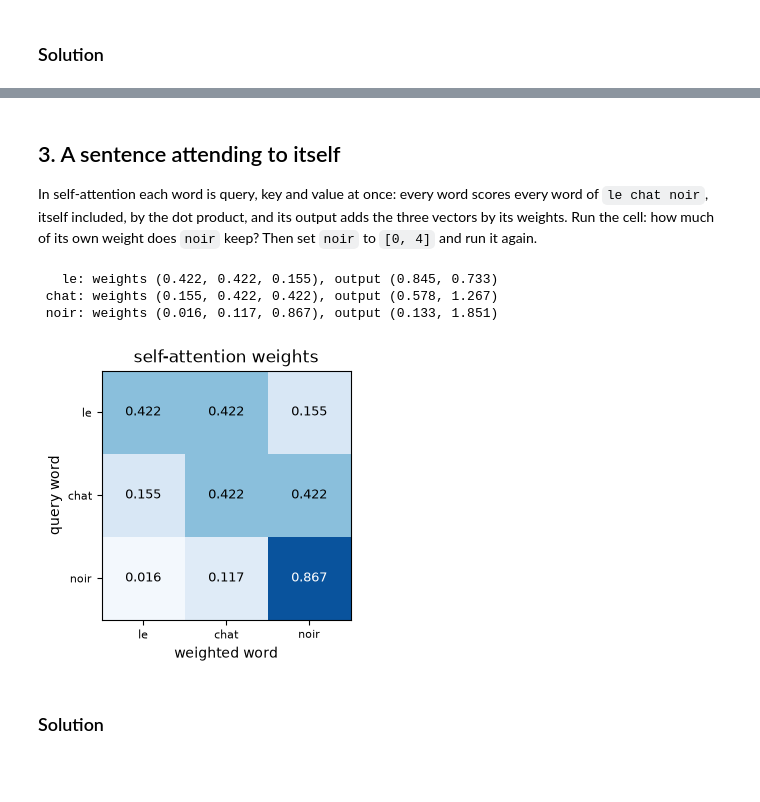
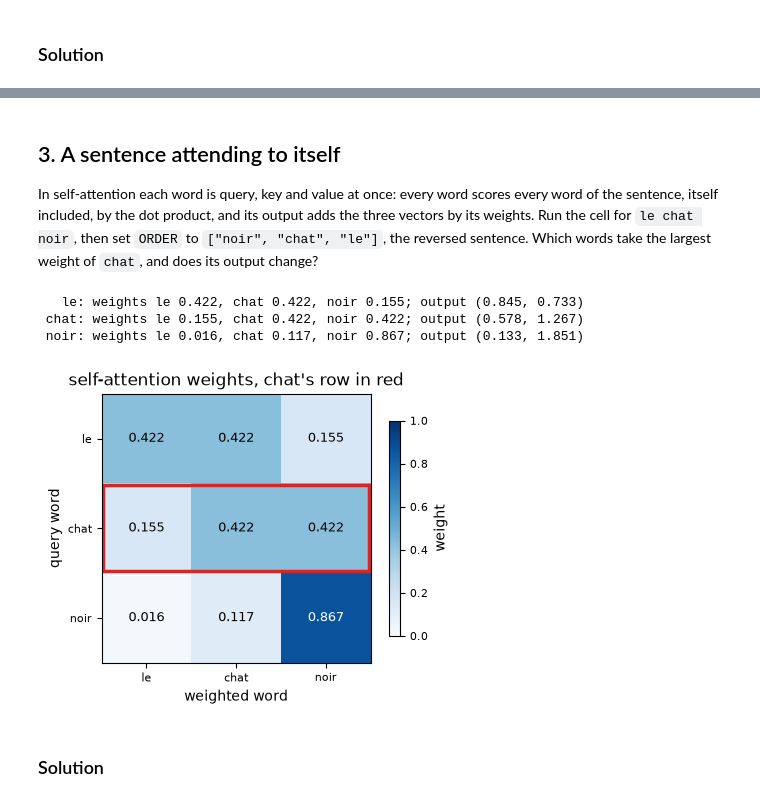
Before and after one commit to josterri/predicting-the-next-words-notebooks, a Jupyter notebook: ch06-concepts_workbook.ipynb, the cells around one changed output, grey strips where cells are left out. Drawn from its saved outputs; the diff is of its cells as text; code cells hidden in the pictures; blank space fills up the shorter version.

```diff
--- a/ch06-concepts_workbook.ipynb
+++ b/ch06-concepts_workbook.ipynb
@@ -150,18 +238,19 @@ The weights of `black` give (0.335, 1.575), close to `noir`, which holds 0.665 o
 ## 3. A sentence attending to itself
 
 In self-attention each word is query, key and value at once: every word
-scores every word of `le chat noir`, itself included, by the dot product, and
-its output adds the three vectors by its weights. Run the cell: how much of
-its own weight does `noir` keep? Then set `noir` to `[0, 4]` and run it
-again.
+scores every word of the sentence, itself included, by the dot product, and
+its output adds the three vectors by its weights. Run the cell for
+`le chat noir`, then set `ORDER` to `["noir", "chat", "le"]`, the reversed
+sentence. Which words take the largest weight of `chat`, and does its output
+change?
 # %%
-X = {"le": [1, 0], "chat": [1, 1], "noir": [0, 2]}
-self_attention(X)
+ORDER = ["le", "chat", "noir"]
+self_attention(ORDER)
 # %% [output]
-   le: weights (0.422, 0.422, 0.155), output (0.845, 0.733)
- chat: weights (0.155, 0.422, 0.422), output (0.578, 1.267)
- noir: weights (0.016, 0.117, 0.867), output (0.133, 1.851)
+   le: weights le 0.422, chat 0.422, noir 0.155; output (0.845, 0.733)
+ chat: weights le 0.155, chat 0.422, noir 0.422; output (0.578, 1.267)
+ noir: weights le 0.016, chat 0.117, noir 0.867; output (0.133, 1.851)
-[figure, old version]
+[figure, new version]
 # %% [markdown]
 ### Solution
 # %%
```
Also changed, not shown: parts of 12 cells of this notebook, 4 other files.
